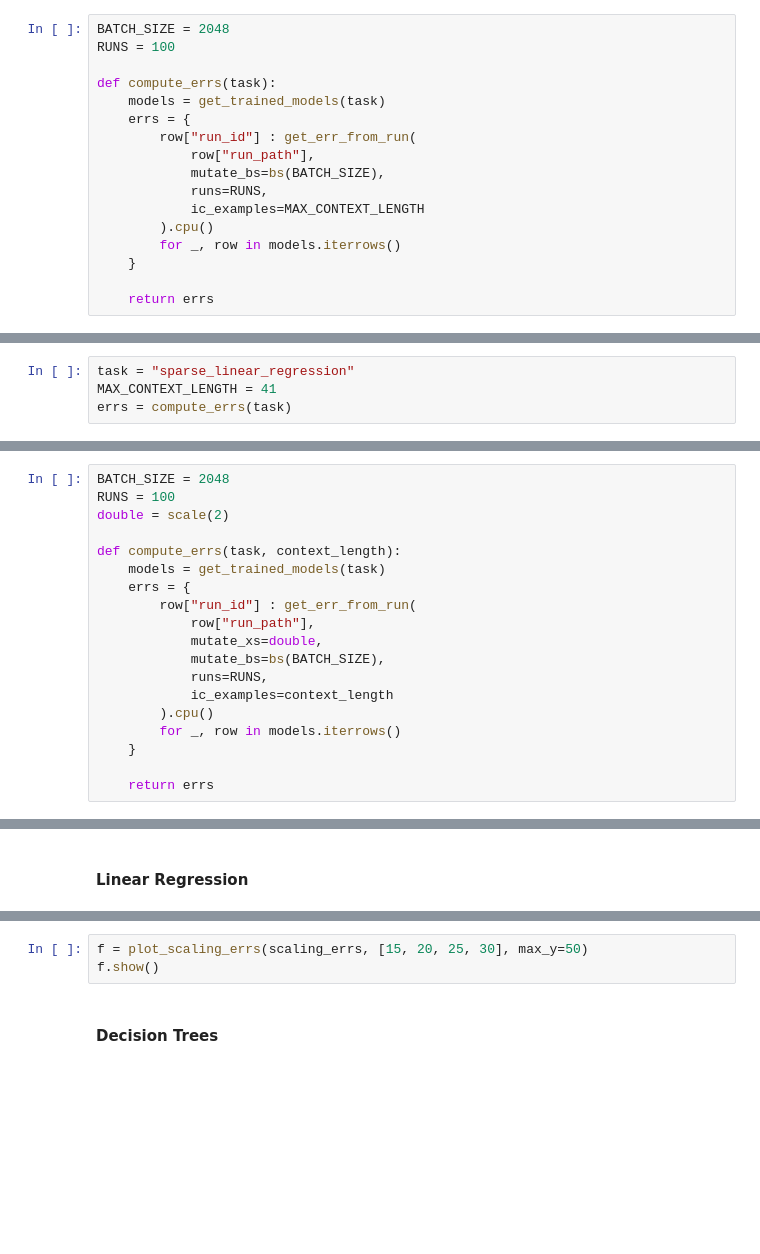
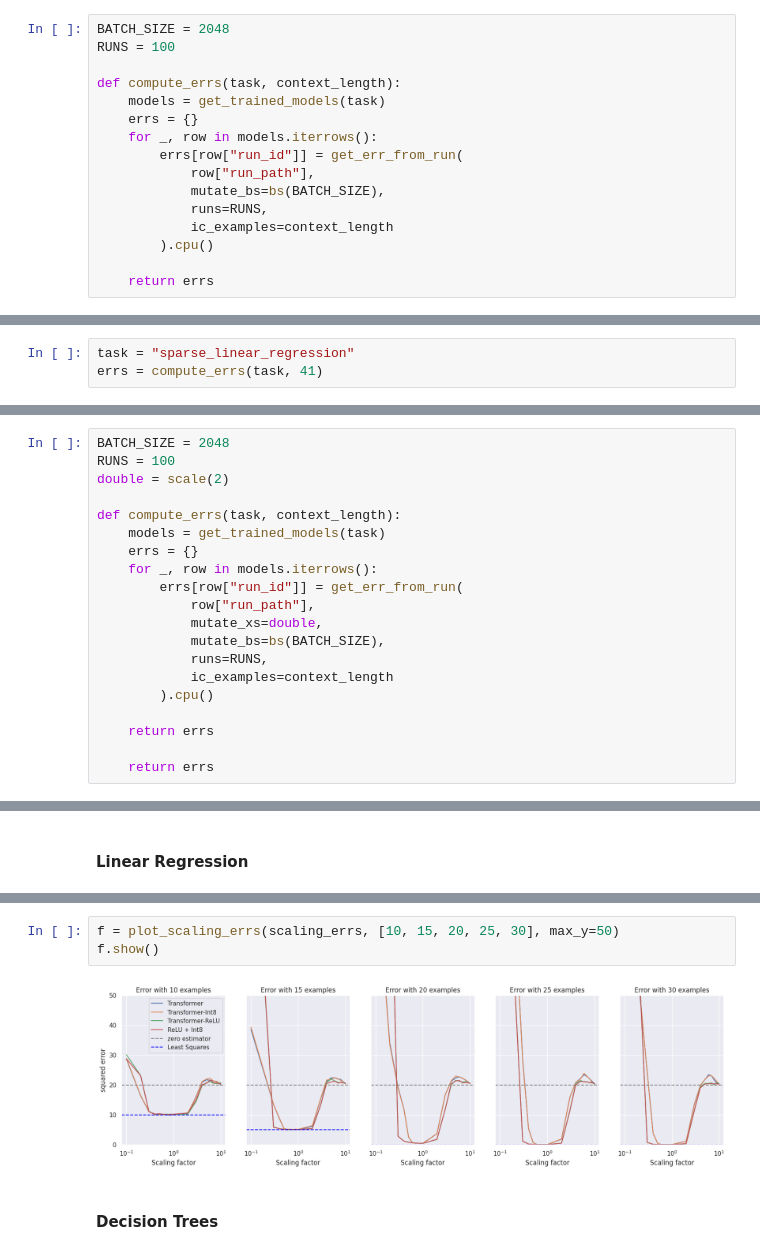
Before and after one commit to nelson-lojo/in-context-learning, a Jupyter notebook: src/eval.ipynb, the cells around one changed output, grey strips where cells are left out. Saved outputs shown, nothing was run; the diff lists cells and outputs as text; blank space fills up the shorter version.

```diff
--- a/src/eval.ipynb
+++ b/src/eval.ipynb
@@ -119,17 +122,16 @@ def plot_model_errs(errors: Dict[str, torch.Tensor], baseline: int, optimal: Opt
 BATCH_SIZE = 2048
 RUNS = 100
 
-def compute_errs(task):
+def compute_errs(task, context_length):
     models = get_trained_models(task)
-    errs = {
-        row["run_id"] : get_err_from_run(
+    errs = {}
+    for _, row in models.iterrows():
+        errs[row["run_id"]] = get_err_from_run(
             row["run_path"],
             mutate_bs=bs(BATCH_SIZE),
             runs=RUNS,
-            ic_examples=MAX_CONTEXT_LENGTH
+            ic_examples=context_length
         ).cpu()
-        for _, row in models.iterrows()
-    }
 
     return errs
 # %% [markdown]
@@ -166,8 +170,7 @@ plot_model_errs(errs, baseline=naives[task], optimal=oracle)
 #### Sparse Linear Regression
 # %%
 task = "sparse_linear_regression"
-MAX_CONTEXT_LENGTH = 41
-errs = compute_errs(task)
+errs = compute_errs(task, 41)
 # %%
 plt.title(f"Squared Error (avg over {RUNS} batches of {BATCH_SIZE})")
 
@@ -185,18 +190,19 @@ double = scale(2)
 
 def compute_errs(task, context_length):
     models = get_trained_models(task)
-    errs = {
-        row["run_id"] : get_err_from_run(
+    errs = {}
+    for _, row in models.iterrows():
+        errs[row["run_id"]] = get_err_from_run(
             row["run_path"],
             mutate_xs=double,
             mutate_bs=bs(BATCH_SIZE),
             runs=RUNS,
             ic_examples=context_length
         ).cpu()
-        for _, row in models.iterrows()
-    }
 
     return errs
+
+    return errs
 # %% [markdown]
 #### Linear Regression
 # %%
@@ -409,6 +432,8 @@ scaling_errs = get_scaling_errs(scales, models, bsize=2048, runs=10, ic_examples
 # %%
-f = plot_scaling_errs(scaling_errs, [15, 20, 25, 30], max_y=50)
+f = plot_scaling_errs(scaling_errs, [10, 15, 20, 25, 30], max_y=50)
 f.show()
+# %% [output]
+[figure, added]
 # %% [markdown]
 #### Decision Trees
 # %%
```
Also changed, not shown: parts of 26 cells of this notebook.
